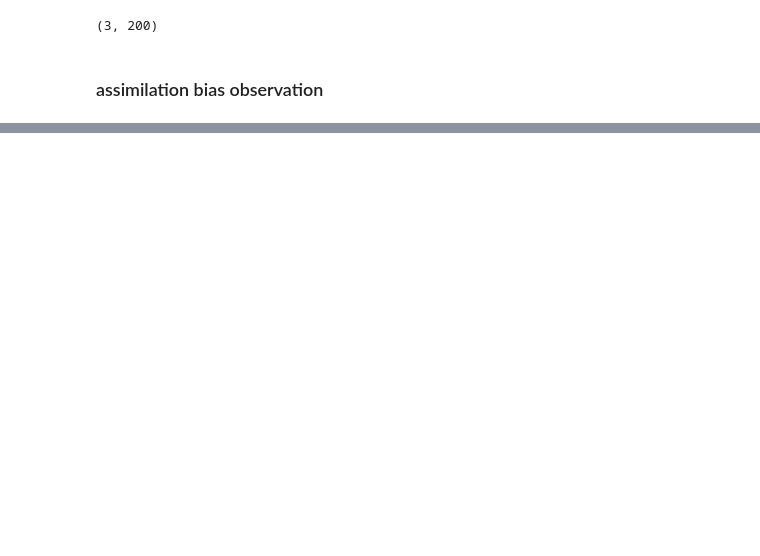
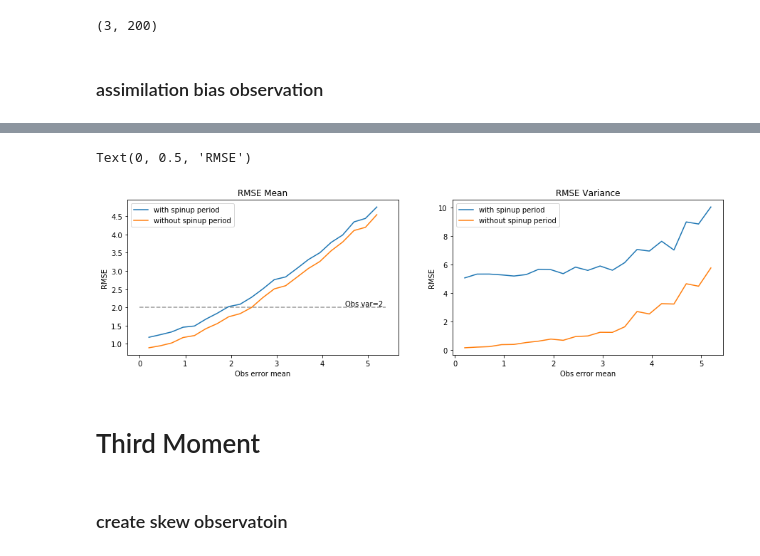
Before and after one commit to micky85lu/Data-Assimilation-Project, a Jupyter notebook: experiment.ipynb, the cells around one changed output, grey strips where cells are left out. Drawn from its saved outputs; the diff is of its cells as text; code cells hidden in the pictures; blank space fills up the shorter version.

```diff
--- a/experiment.ipynb
+++ b/experiment.ipynb
@@ -331,0 +335,24 @@ for obsm in [0.05, 0.15, 0.2, 0.25, 0.3, 0.35, 0.4]:
+# %%
+ex_obs_dict = {}
+ex_mean = np.arange(0.2, 5.2+0.25, 0.25)
+
+for ex_m in ex_mean:
+    print(ex_m)
+    obs_mean = [ex_m for _ in range(3)]
+    obs_var = [2, 2, 2]
+    random_state = [29, 21, 36]
+
+    obs_timeintv = 0.08
+    obs_intv = int(obs_timeintv / dt)
+    cycle_num = int(time / obs_timeintv)
+
+    size = int(time/dt)
+    X_obs_err = np.zeros((3, size))
+    for irow, (obsm, obsv, rst) in enumerate(zip(obs_mean, obs_var, random_state)):
+        X_obs_err[irow,:] = gen_random_obserr(obsm, obsv, size, obs_intv, rst+np.random.randint(0, 10))
+
+    ex_obs = X_nature + X_obs_err
+    ex_obs = ex_obs[:,::obs_intv]
+
+    key = f'{ex_m:4.2f}'
+    ex_obs_dict[key] = ex_obs
@@ -331,0 +454,25 @@ for obsm in [0.05, 0.15, 0.2, 0.25, 0.3, 0.35, 0.4]:
+# %%
+fig, axs = plt.subplots(ncols=2, figsize=(15, 4))
+
+axs[0].plot(ex_mean, mean_rmse, label='with spinup period')
+axs[0].plot(ex_mean, mean_rmse_nospn, label='without spinup period')
+axs[0].legend()
+axs[0].set_title('RMSE Mean')
+axs[0].set_xlabel('Obs error mean')
+axs[0].set_ylabel('RMSE')
+axs[0].hlines(y=2, xmin=0, xmax=5.4, ls='dashed', alpha=0.4)
+axs[0].text(4.5, 2.05, 'Obs var=2')
+
+axs[1].plot(ex_mean, var_rmse, label='with spinup period')
+axs[1].plot(ex_mean, var_rmse_nospn, label='without spinup period')
+axs[1].legend()
+axs[1].set_title('RMSE Variance')
+axs[1].set_xlabel('Obs error mean')
+axs[1].set_ylabel('RMSE')
+# %% [output]
+Text(0, 0.5, 'RMSE')
+[figure, added]
+# %% [markdown]
+# Third Moment
+# %% [markdown]
+### create skew observatoin
```
Also changed, not shown: parts of 20 cells of this notebook, 1 other file.
